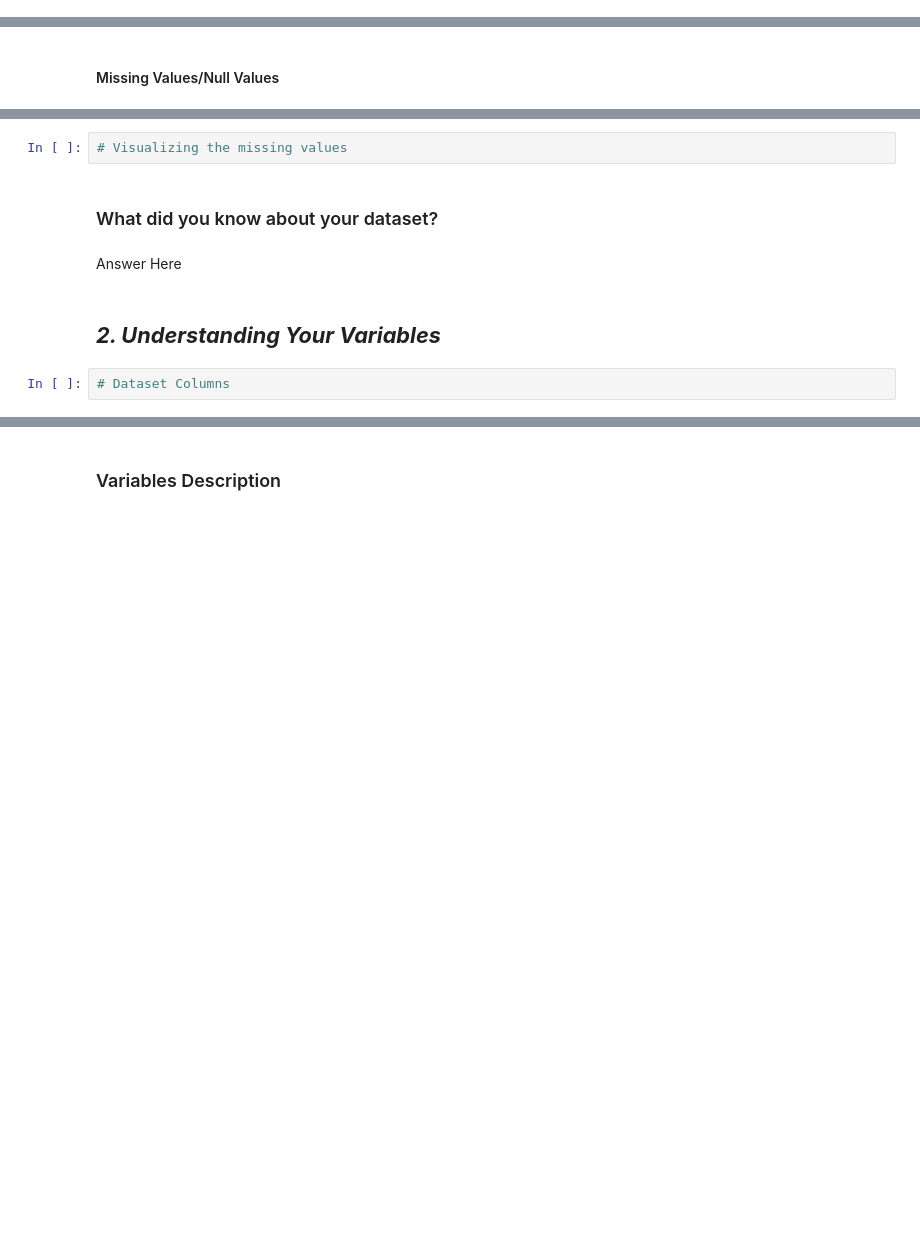
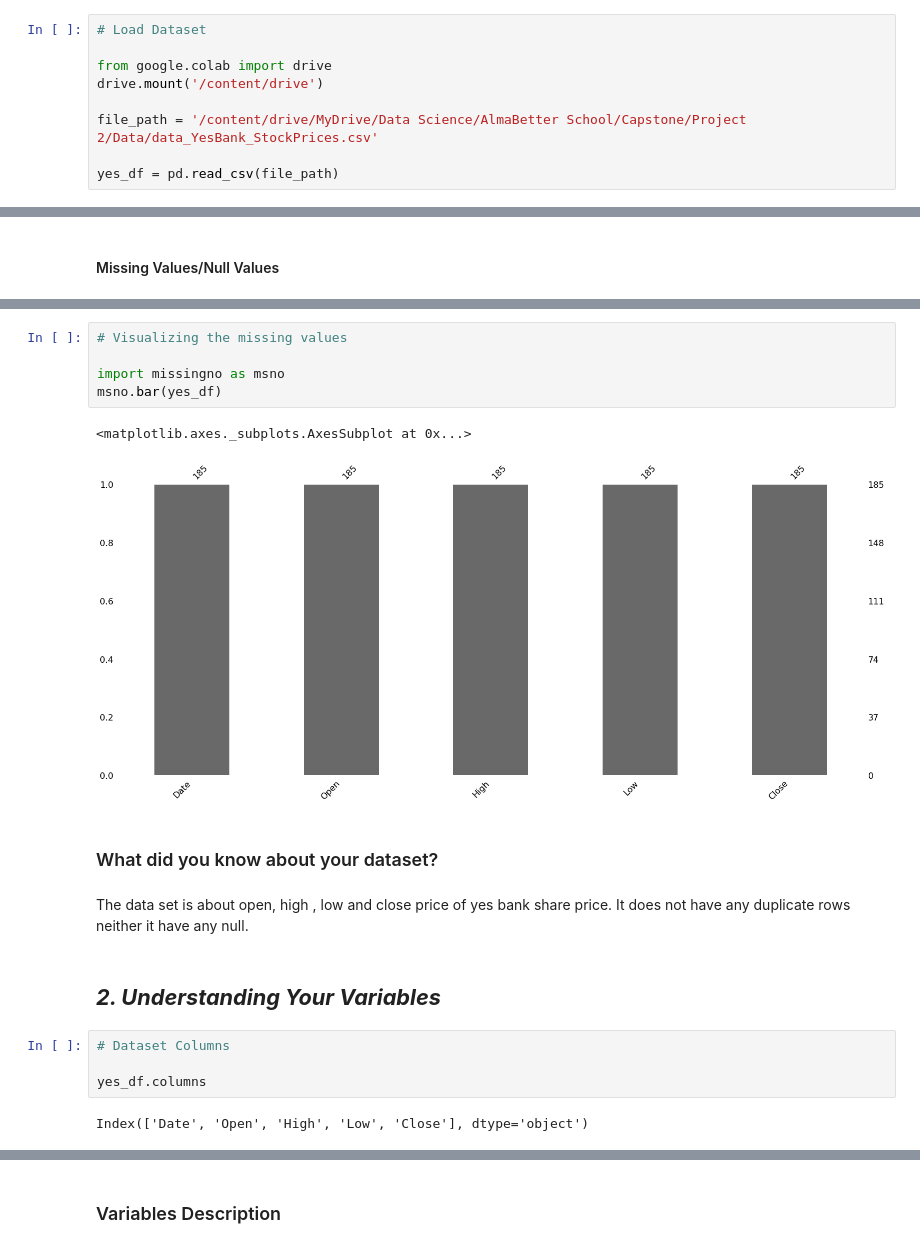
Before and after one commit to akashsinghsharma/almabetter-MLYesBank-RegressionProject, a Jupyter notebook: ML_Regression_Submission.ipynb, the cells around one changed output, grey strips where cells are left out. Drawn from its saved outputs; the diff is of its cells as text; blank space fills up the shorter version.

```diff
--- a/ML_Regression_Submission.ipynb
+++ b/ML_Regression_Submission.ipynb
@@ -92,0 +110,9 @@ M - Multivariate Analysis
+# %%
+# Load Dataset
+
+from google.colab import drive
+drive.mount('/content/drive')
+
+file_path = '/content/drive/MyDrive/Data Science/AlmaBetter School/Capstone/Project 2/Data/data_YesBank_StockPrices.csv'
+
+yes_df = pd.read_csv(file_path)
@@ -113,12 +182,23 @@ M - Multivariate Analysis
 # %%
 # Visualizing the missing values
+
+import missingno as msno
+msno.bar(yes_df)
+# %% [output]
+<matplotlib.axes._subplots.AxesSubplot at 0x...>
+[figure, added]
 # %% [markdown]
 ### What did you know about your dataset?
-# %% [markdown]
-Answer Here
+# %% [markdown]
+The data set is about open, high , low and close price of yes bank share price.
+It does not have any duplicate rows neither it have any null.
 # %% [markdown]
 ## ***2. Understanding Your Variables***
 # %%
 # Dataset Columns
+
+yes_df.columns
+# %% [output]
+Index(['Date', 'Open', 'High', 'Low', 'Close'], dtype='object')
 # %%
 # Dataset Describe
```
Also changed, not shown: parts of 20 cells of this notebook.
